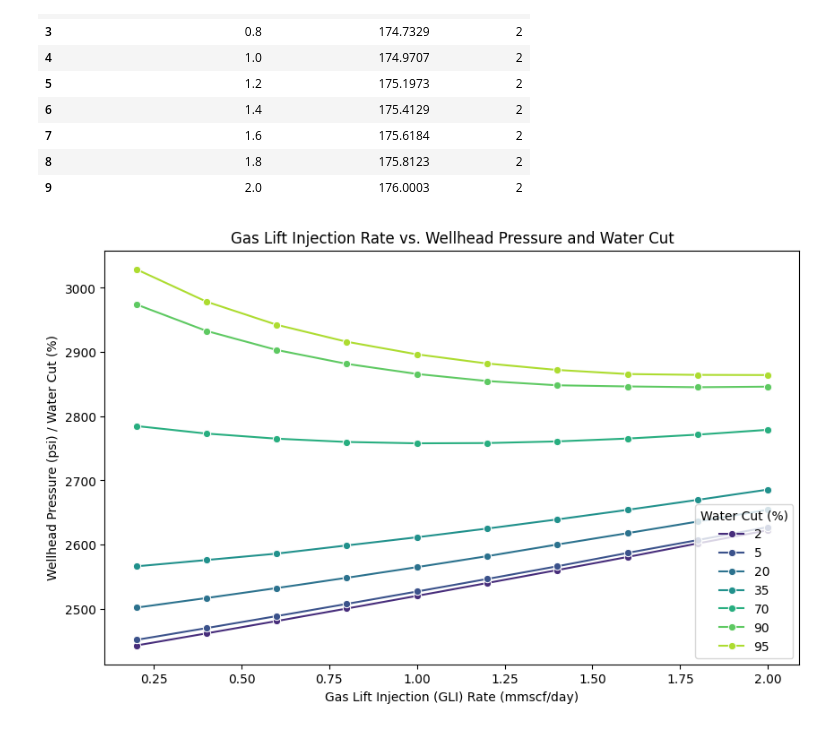
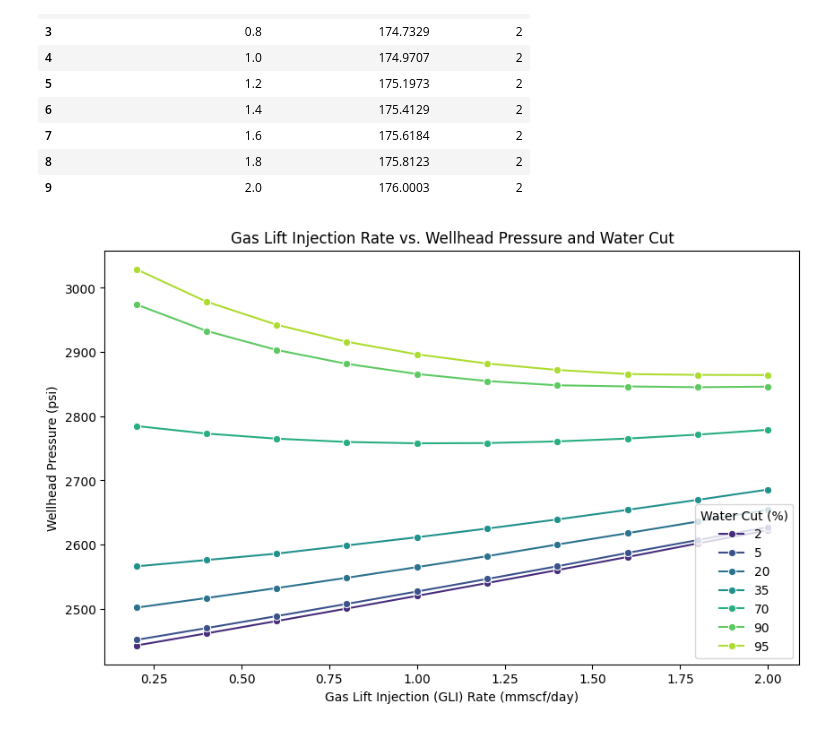
Before and after one commit to mocolega/PE7023-Project, a Jupyter notebook: python/Part1.1.ipynb, the cells around one changed output. Cells and saved outputs as stored; diff of their text form; code cells hidden in the pictures.

```diff
--- a/python/Part1.1.ipynb
+++ b/python/Part1.1.ipynb
@@ -289,16 +289,18 @@ df_gli_temp[df_gli_temp['Water Cut (%)'] == '2']
 # %%
 ## Load GLI injection pressure
 df_gli_pressure = pd.read_csv('datasets/part1.1_pressure_gli.csv', usecols=[0, 1, 2])
 df_gli_pressure.columns = ['Gas Lift Injection (GLI) Rate (mmscf/day)', 'Wellhead Pressure (psi)', 'Water Cut (%)']
 df_gli_pressure['Water Cut (%)'] = df_gli_pressure['Water Cut (%)'].astype(str)
+# do not plot well head pressure = 0
+df_gli_pressure = df_gli_pressure[df_gli_pressure['Wellhead Pressure (psi)'] != 0]
 #Plotting Gas Lift Injection Rate vs. Wellhead Pressure and Water cut grouping by water cut
 plt.figure(figsize=(10, 6))
 sns.lineplot(x=df_gli_pressure['Gas Lift Injection (GLI) Rate (mmscf/day)'], y=df_gli_pressure['Wellhead Pressure (psi)'], marker='o', hue=df_gli_pressure['Water Cut (%)'], palette='viridis')
 plt.title('Gas Lift Injection Rate vs. Wellhead Pressure and Water Cut')
 plt.xlabel('Gas Lift Injection (GLI) Rate (mmscf/day)')
-plt.ylabel('Wellhead Pressure (psi) / Water Cut (%)')
+plt.ylabel('Wellhead Pressure (psi)')
 # Draw legend on bottom right
 plt.legend(title='Water Cut (%)', loc='lower right')
 plt.show()
 # %% [output]
-[figure, old version]
+[figure, new version]
```
Also changed, not shown: parts of 3 cells of this notebook, 15 other files.
